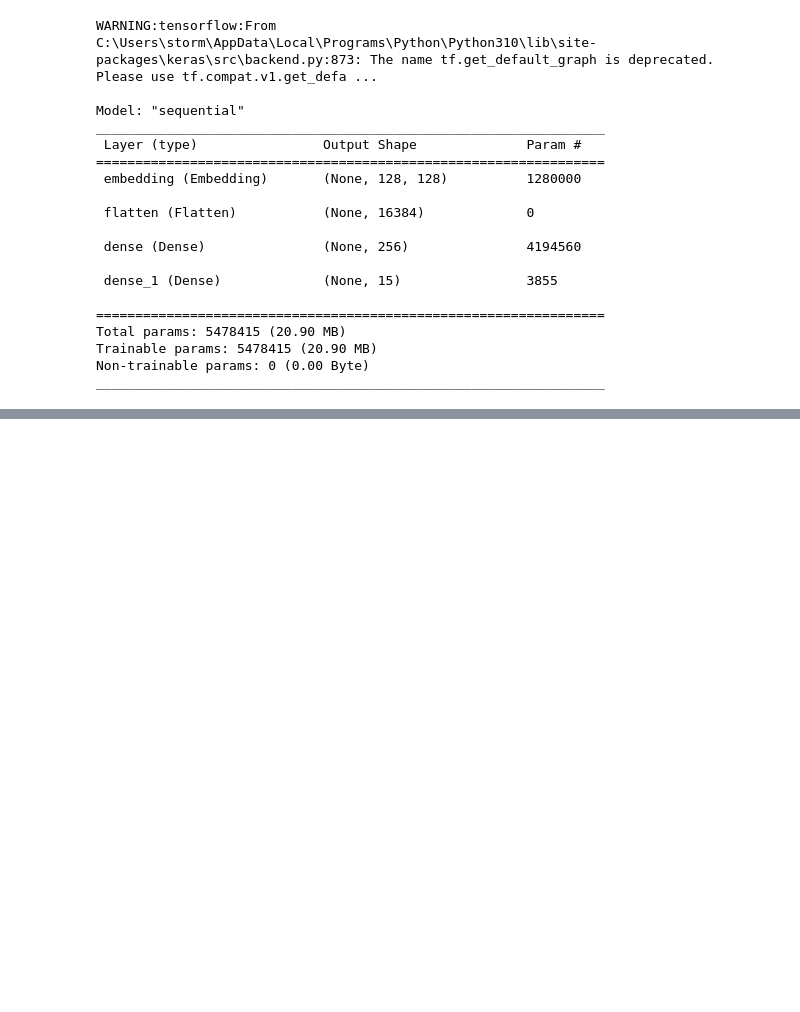
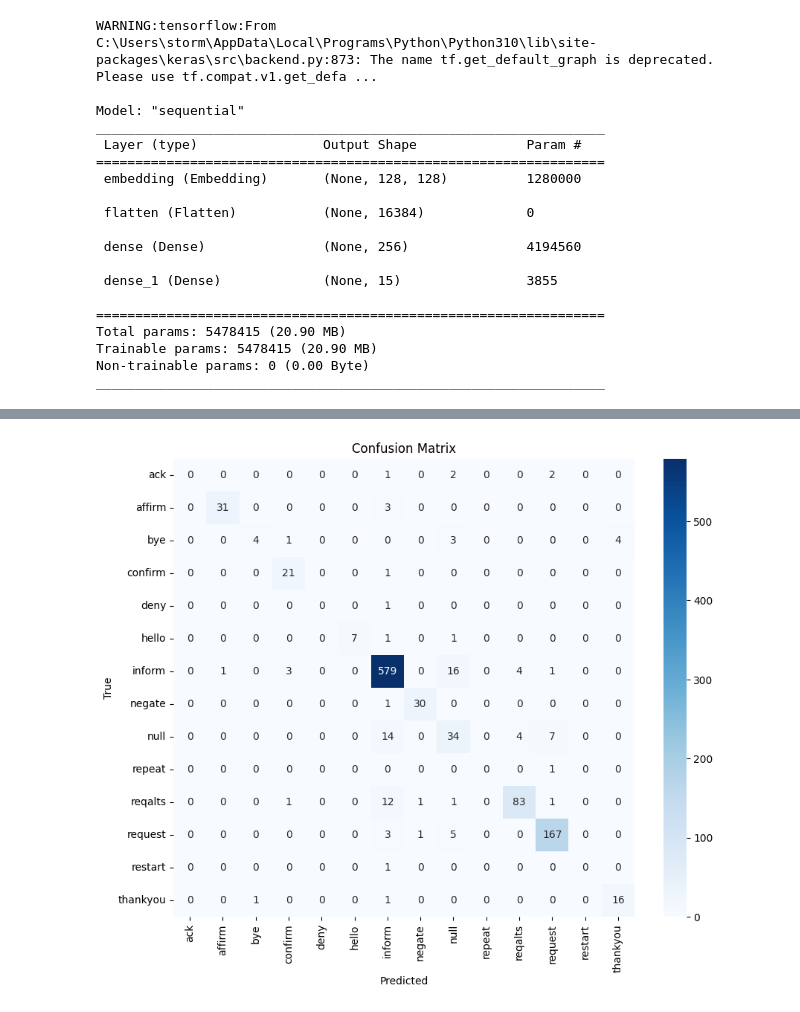
Before and after one commit to stormjoannes/MAIR_1, a Jupyter notebook: assignment 1.ipynb, the cells around one changed output, grey strips where cells are left out. Cells and saved outputs as stored; diff of their text form; code cells hidden in the pictures; blank space fills up the shorter version.

```diff
--- a/assignment 1.ipynb
+++ b/assignment 1.ipynb
@@ -344,0 +403,4 @@ Exiting the classifier.
+# %%
+# Convert all labels to numbers
+le_dedup = LabelEncoder()
+data_deduplicate['label'] = le_dedup.fit_transform(data_deduplicate['label'])
@@ -344,0 +413,13 @@ Exiting the classifier.
+# %%
+# Tokenize all words
+tokenizer_dedup = Tokenizer(num_words=max_words, oov_token='<OOV>')
+tokenizer_dedup.fit_on_texts(data_deduplicate['sentence'])
+sequences_dedup = tokenizer_dedup.texts_to_sequences(data_deduplicate['sentence'])
+padded_sequences_dedup = pad_sequences(sequences_dedup, maxlen=max_len, padding='post')
+# %%
+train_sentences_dedup, test_sentences_dedup, train_labels_dedup, test_labels_dedup = train_test_split(
+    padded_sequences_dedup, data_deduplicate['label'], test_size=0.2, random_state=42
+)
+# %%
+model_deduplicate = create_model()
+history_deduplicate = model_deduplicate.fit(train_sentences_dedup, train_labels_dedup, epochs=5, batch_size=16, validation_split=0.2)
@@ -344,0 +473,26 @@ Exiting the classifier.
+# %%
+from sklearn.metrics import confusion_matrix
+import seaborn as sns
+import matplotlib.pyplot as plt
+
+# Get the predictions for the test set
+y_pred = model_deduplicate.predict(test_sentences_dedup)
+y_pred_labels = np.argmax(y_pred, axis=1)  # Convert probabilities to predicted class labels
+
+# Use test_labels directly if they are not one-hot encoded
+y_true_labels = test_labels_dedup
+
+# Generate confusion matrix
+cm = confusion_matrix(y_true_labels, y_pred_labels)
+
+# Get the actual class names (the inverse transform from LabelEncoder)
+class_names = le.inverse_transform(np.unique(y_true_labels))
+
+# Plot the confusion matrix with actual labels
+plt.figure(figsize=(10, 8))
+sns.heatmap(cm, annot=True, fmt='d', cmap='Blues', xticklabels=class_names, yticklabels=class_names)
+plt.xlabel('Predicted')
+plt.ylabel('True')
+plt.title('Confusion Matrix')
+plt.show()
+# %% [output]
@@ -344,0 +500 @@ Exiting the classifier.
+[figure, added]
```
Also changed, not shown: parts of 15 cells of this notebook.
